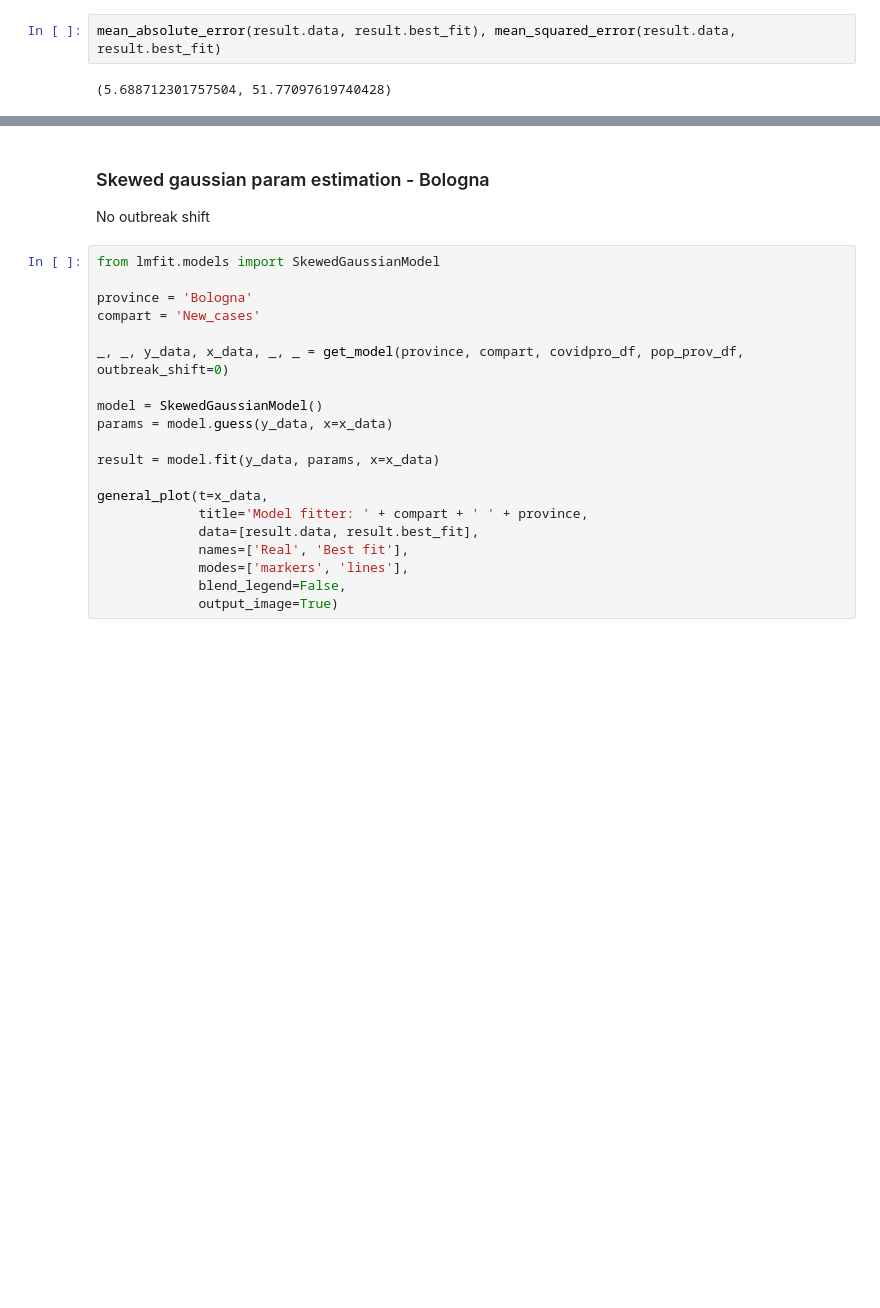
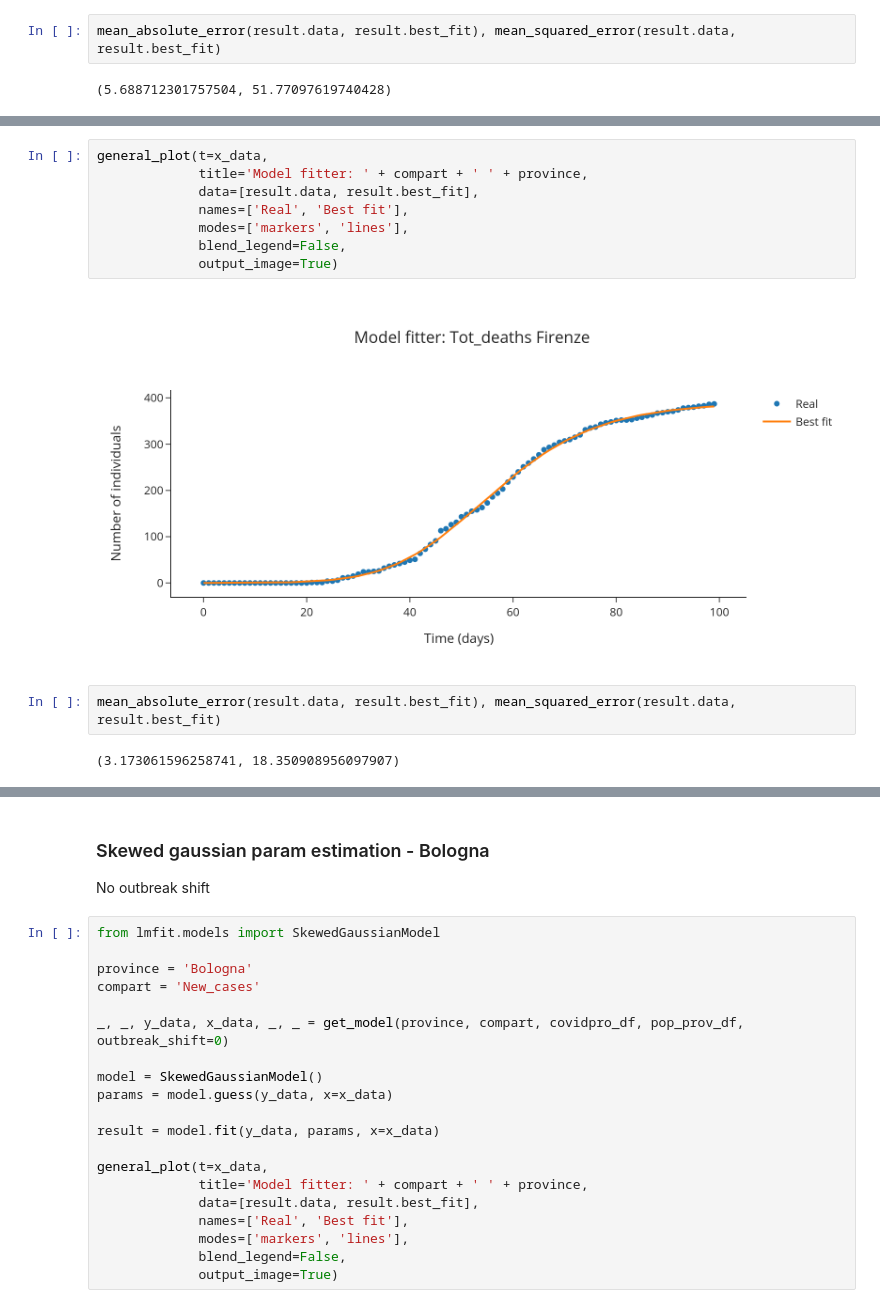
Before and after one commit to nicoloverardo/master-degree-thesis, a Jupyter notebook: notebooks/sird.ipynb, the cells around one changed output, grey strips where cells are left out. Drawn from its saved outputs; the diff is of its cells as text; blank space fills up the shorter version.

```diff
--- a/notebooks/sird.ipynb
+++ b/notebooks/sird.ipynb
@@ -457,0 +525,14 @@ mean_absolute_error(result.data, result.best_fit), mean_squared_error(result.dat
+# %%
+general_plot(t=x_data,
+             title='Model fitter: ' + compart + ' ' + province,
+             data=[result.data, result.best_fit],
+             names=['Real', 'Best fit'],
+             modes=['markers', 'lines'],
+             blend_legend=False,
+             output_image=True)
+# %% [output]
+[figure, added]
+# %%
+mean_absolute_error(result.data, result.best_fit), mean_squared_error(result.data, result.best_fit)
+# %% [output]
+(3.173061596258741, 18.350908956097907)
```
Also changed, not shown: parts of 13 cells of this notebook.
